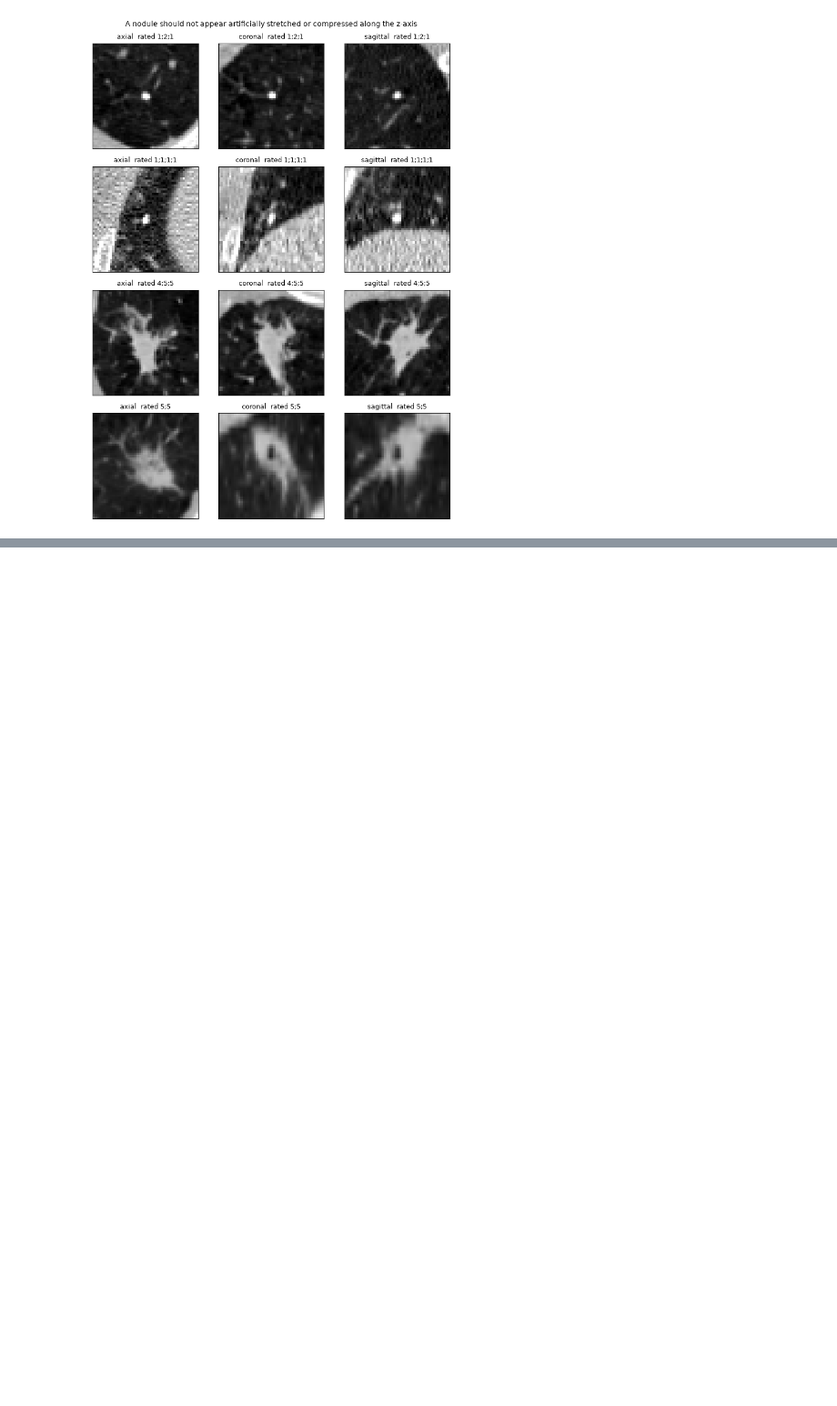
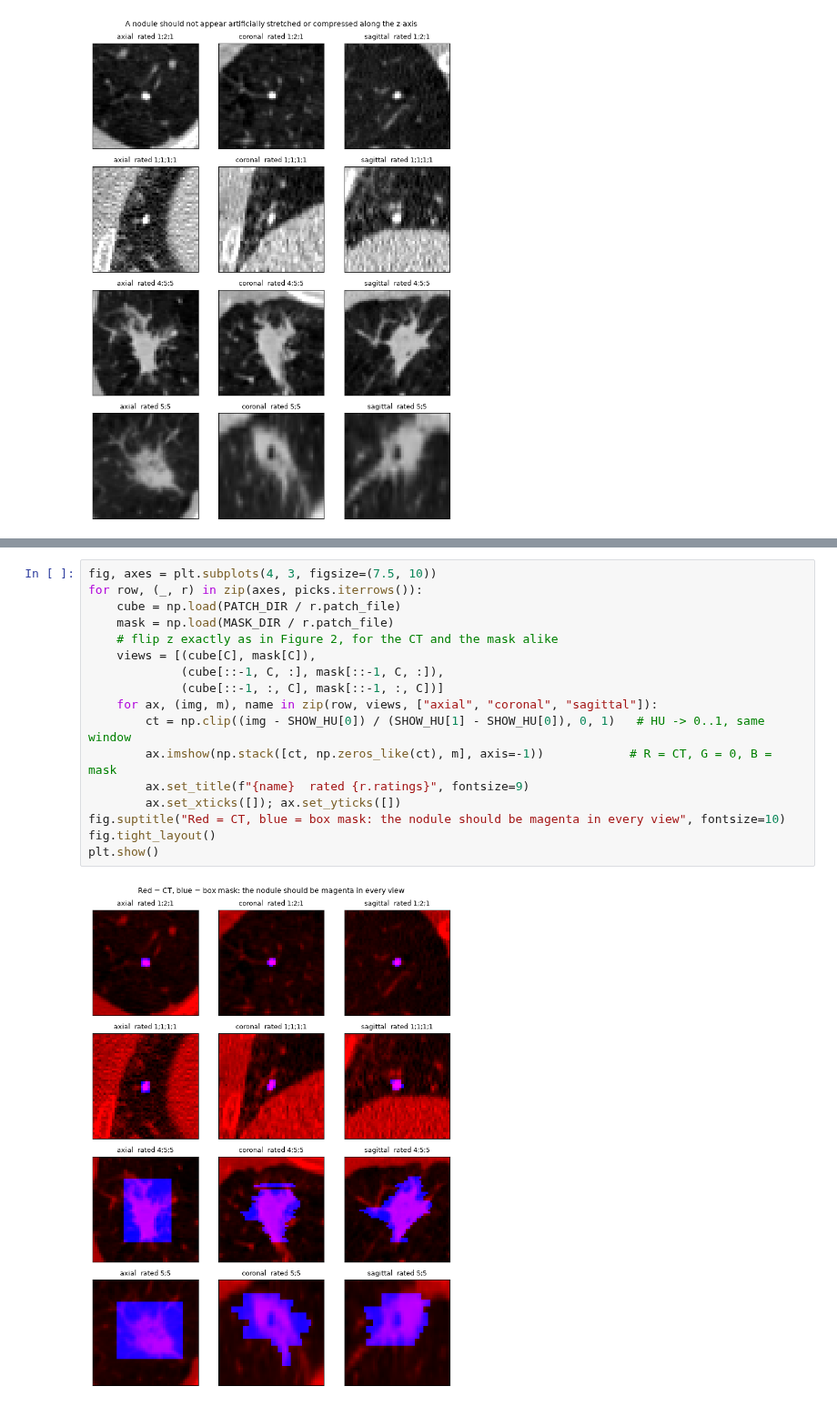
Before and after one commit to CaNtHinkOfaUser/Classifying-malignancy-in-lung-nodules-using-deep-learning-models, a Jupyter notebook: pipeline/4ccheck_patches.ipynb, the cells around one changed output, grey strips where cells are left out. Shown at 91% size. Drawn from its saved outputs; the diff is of its cells as text; blank space fills up the shorter version.

Commit message:
Visualisation of masks

```diff
--- a/pipeline/4ccheck_patches.ipynb
+++ b/pipeline/4ccheck_patches.ipynb
@@ -77,0 +92,19 @@ plt.show()
+# %%
+fig, axes = plt.subplots(4, 3, figsize=(7.5, 10))
+for row, (_, r) in zip(axes, picks.iterrows()):
+    cube = np.load(PATCH_DIR / r.patch_file)
+    mask = np.load(MASK_DIR / r.patch_file)
+    # flip z exactly as in Figure 2, for the CT and the mask alike
+    views = [(cube[C], mask[C]),
+             (cube[::-1, C, :], mask[::-1, C, :]),
+             (cube[::-1, :, C], mask[::-1, :, C])]
+    for ax, (img, m), name in zip(row, views, ["axial", "coronal", "sagittal"]):
+        ct = np.clip((img - SHOW_HU[0]) / (SHOW_HU[1] - SHOW_HU[0]), 0, 1)   # HU -> 0..1, same window
+        ax.imshow(np.stack([ct, np.zeros_like(ct), m], axis=-1))            # R = CT, G = 0, B = mask
+        ax.set_title(f"{name}  rated {r.ratings}", fontsize=9)
+        ax.set_xticks([]); ax.set_yticks([])
+fig.suptitle("Red = CT, blue = box mask: the nodule should be magenta in every view", fontsize=10)
+fig.tight_layout()
+plt.show()
+# %% [output]
+[figure, added]
```
Also changed, not shown: parts of 2 cells of this notebook.
